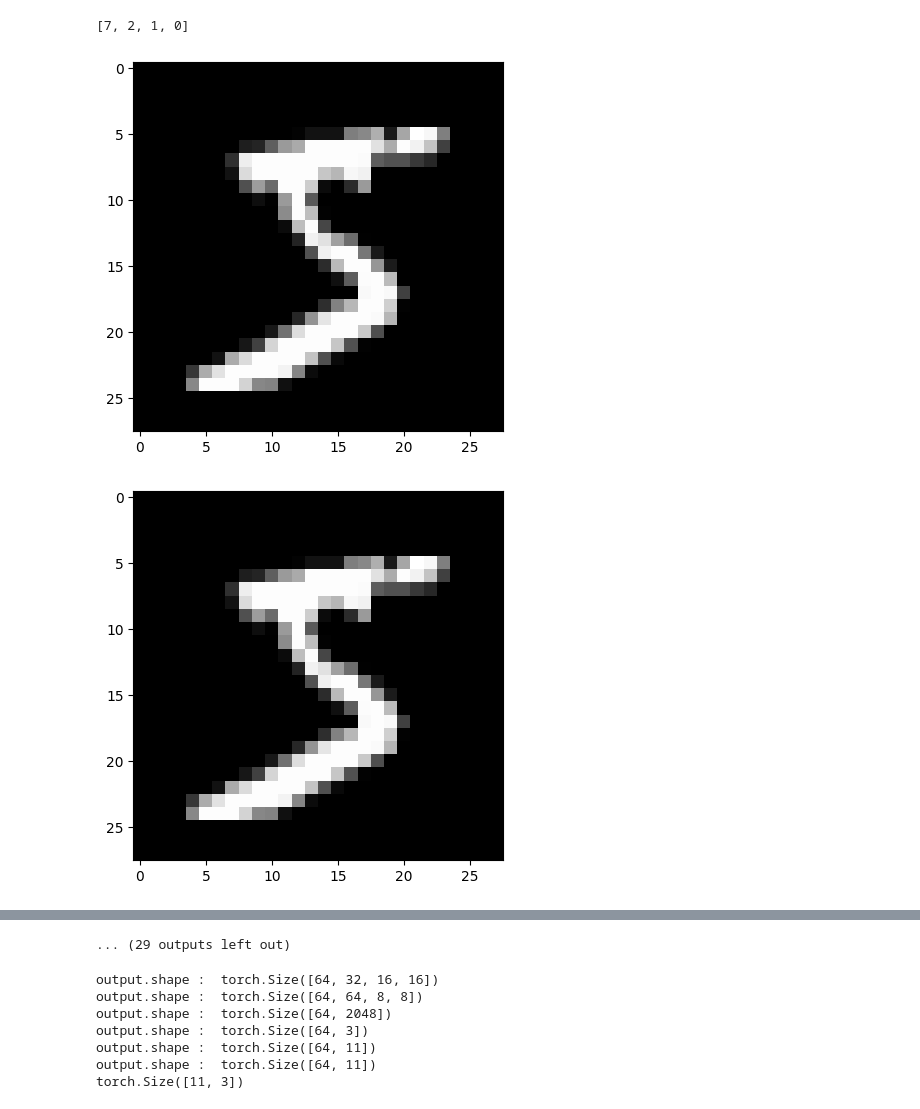
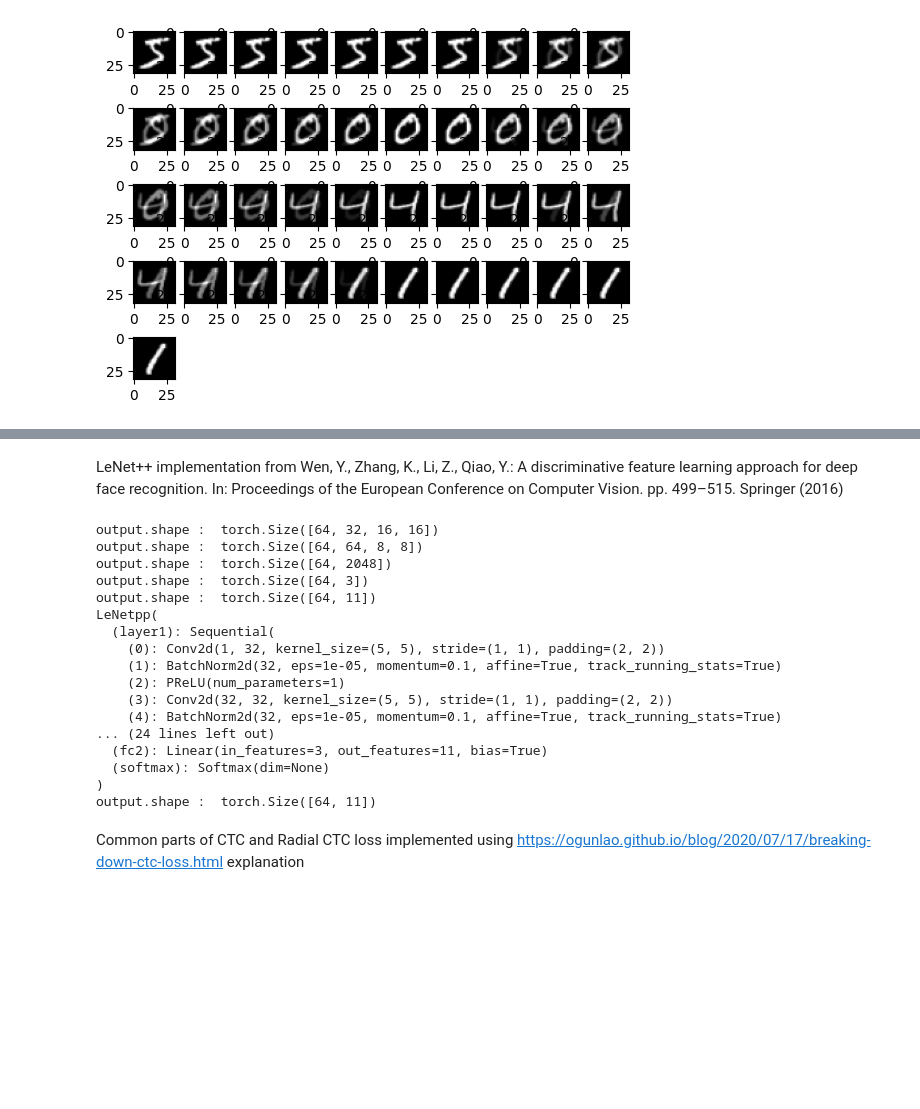
Before and after one commit to CENG502-Projects/CENG502-Spring2023, a Jupyter notebook: Akpinar/radialCTC.ipynb, the cells around one changed output, grey strips where cells are left out. Cells and saved outputs as stored; diff of their text form; code cells hidden in the pictures; blank space fills up the shorter version.

```diff
--- a/Akpinar/radialCTC.ipynb
+++ b/Akpinar/radialCTC.ipynb
@@ -109,12 +97,10 @@ Extracting data/MNIST/raw/t10k-labels-idx1-ubyte.gz to data/MNIST/raw
-# %%
-test_seq_label[0]
-# %% [output]
-[7, 2, 1, 0]
 # %%
+c=1
+for i in train_seq_image[0]:
 
-for i in seq_data[0]:
-  plt.imshow(i.reshape(28,28), cmap='gray')
-  plt.show()
+  plt.subplot(5, 10, c)
+  plt.imshow(i.reshape(32,32), cmap='gray')
+  c=c+1
+plt.show()
 # %% [output]
-[figure, old version]
+[figure, new version]
-[figure, removed]
@@ -131,4 +107,7 @@ for i in seq_data[0]:
-... (29 outputs left out)
+# %% [markdown]
+LeNet++ implementation from Wen, Y., Zhang, K., Li, Z., Qiao, Y.: A discriminative feature learning approach for
+deep face recognition. In: Proceedings of the European Conference on Computer
+Vision. pp. 499–515. Springer (2016)
 # %%
 class LeNetpp(nn.Module):
     def __init__(self):
@@ -187,17 +166,28 @@ model = LeNetpp()
 
 x = torch.randn(64,1,32,32)
 output,_ = model(x)
-
+print(model)
 print("output.shape : ",output.shape)
-print(model.fc2.weight.shape)
 # %% [output]
 output.shape :  torch.Size([64, 32, 16, 16])
 output.shape :  torch.Size([64, 64, 8, 8])
 output.shape :  torch.Size([64, 2048])
 output.shape :  torch.Size([64, 3])
 output.shape :  torch.Size([64, 11])
+LeNetpp(
+  (layer1): Sequential(
+    (0): Conv2d(1, 32, kernel_size=(5, 5), stride=(1, 1), padding=(2, 2))
+    (1): BatchNorm2d(32, eps=1e-05, momentum=0.1, affine=True, track_running_stats=True)
+    (2): PReLU(num_parameters=1)
+    (3): Conv2d(32, 32, kernel_size=(5, 5), stride=(1, 1), padding=(2, 2))
+    (4): BatchNorm2d(32, eps=1e-05, momentum=0.1, affine=True, track_running_stats=True)
+... (24 lines left out)
+  (fc2): Linear(in_features=3, out_features=11, bias=True)
+  (softmax): Softmax(dim=None)
+)
 output.shape :  torch.Size([64, 11])
-torch.Size([11, 3])
+# %% [markdown]
+Common parts of CTC and Radial CTC loss implemented using https://ogunlao.github.io/blog/2020/07/17/breaking-down-ctc-loss.html explanation
 # %%
 def ctc_loss_base(pred, token):
     '''
```
Also changed, not shown: parts of 15 cells of this notebook.
